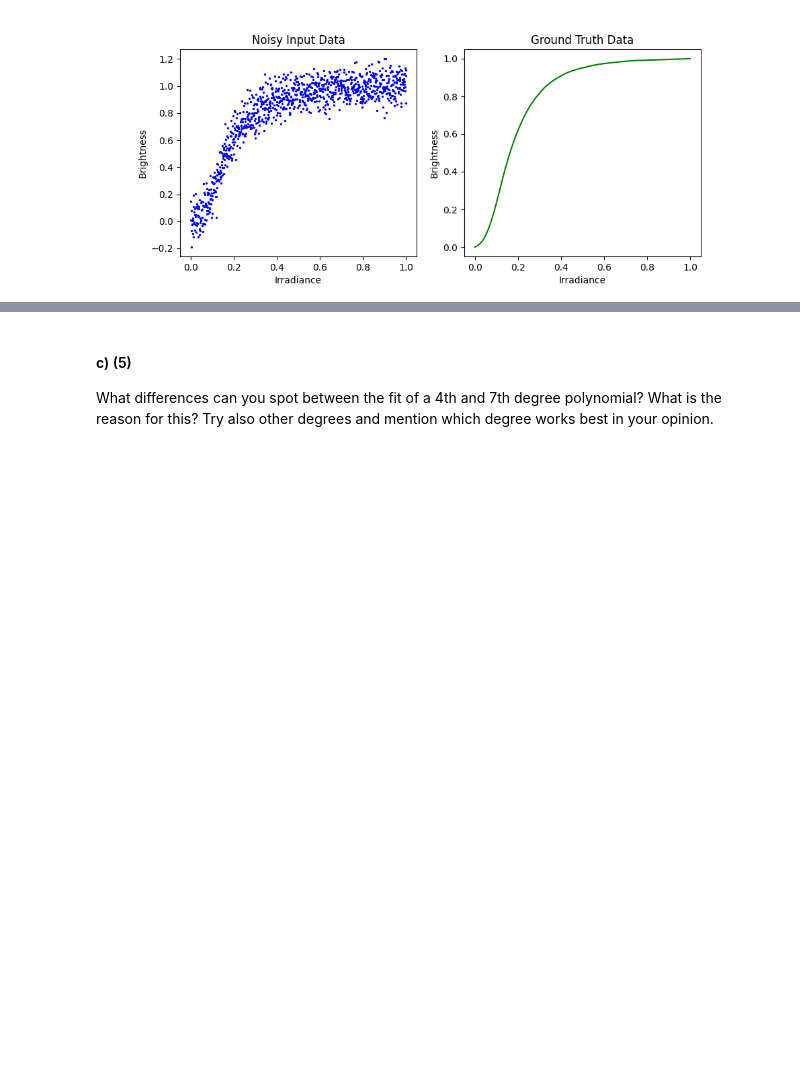
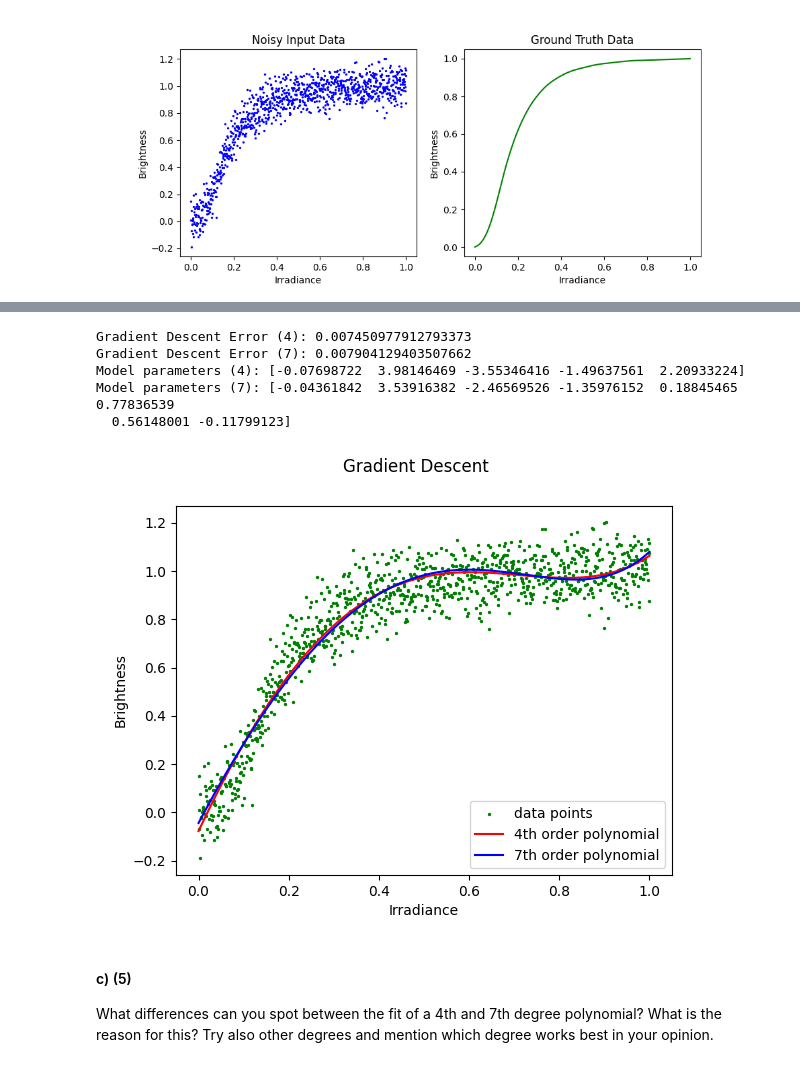
Before and after one commit to nimartin99/Computational-Photography, a Jupyter notebook: exercise_06/DataFitting1.ipynb, the cells around one changed output, grey strips where cells are left out. Drawn from its saved outputs; the diff is of its cells as text; code cells hidden in the pictures; blank space fills up the shorter version.

```diff
--- a/exercise_06/DataFitting1.ipynb
+++ b/exercise_06/DataFitting1.ipynb
@@ -75,16 +111,18 @@ def graddesc(a: np.ndarray, b: np.ndarray, tolerance: float, iterations: int, st
     """
     # Todo: Initialize x.
     # There are different ways one can initialize it. Ones work best for fixed step size here.
-    x = None
+    x = np.ones((a.shape[1]))
 
     # Optimization loop.
     t = tqdm(range(iterations))
     for i in t:
         x0 = x.copy()
         # Todo: Perform the update using the gradient.
+        gradient = 2 * a.T @ (a @ x - b)
+        x = x0 - step_size * gradient
 
         # Compute error (mean squared difference).
-        err = 0  # Todo
+        err = np.mean(np.square(a @ x - b))
         t.set_postfix(err=err)
         if err < tolerance:
             break
@@ -92,34 +130,65 @@ def graddesc(a: np.ndarray, b: np.ndarray, tolerance: float, iterations: int, st
 # %%
 # Run gradient descent. These are good starting values for this task. Feel free to fine-tune parameters.
 # Set up hyperparameters.
 max_iter = 10000
 step_size = 1e-4
 tolerance = np.finfo(float).eps
 
 # To save us some writing.
 b = brightness
+
 # Todo: Construct design matrix. Use a polynomial of order 4 and 7 here.
-
+A_4 = np.stack([
+    irradiance ** 0,
+    irradiance ** 1,
+    irradiance ** 2,
+    irradiance ** 3,
+    irradiance ** 4,
+], axis=-1)
+A_7 = np.stack([
+    irradiance ** 0,
+    irradiance ** 1,
+    irradiance ** 2,
+    irradiance ** 3,
+    irradiance ** 4,
+    irradiance ** 5,
+    irradiance ** 6,
+    irradiance ** 7,
+], axis=-1)
 
 # Todo: Run gradient descent (for both settings).
-x_gd = np.zeros(4)
+x_gd_4 = graddesc(A_4, b, tolerance, max_iter, step_size)
+x_gd_7 = graddesc(A_7, b, tolerance, max_iter, step_size)
 
 # Todo: Apply fitted model parameters.
-gd_result = np.zeros_like(b)
+gd_result_4 = A_4 @ x_gd_4
+gd_result_7 = A_7 @ x_gd_7
 
 # Compute MSE and output some stats.
-mse_graddesc = mean_squared_error(gd_result, brightness)
-print("Gradient Descent Error: {}".format(mse_graddesc))
-print("Model parameters: {}".format(x_gd))
+mse_graddesc_4 = mean_squared_error(gd_result_4, brightness)
+mse_graddesc_7 = mean_squared_error(gd_result_7, brightness)
+print("Gradient Descent Error (4): {}".format(mse_graddesc_4))
+print("Gradient Descent Error (7): {}".format(mse_graddesc_7))
+print("Model parameters (4): {}".format(x_gd_4))
+print("Model parameters (7): {}".format(x_gd_7))
 
 # Plot result.
 fig = plt.figure()
 fig.suptitle("Gradient Descent")
 plt.scatter(irradiance, b, color="g", s=2)
-plt.plot(irradiance, gd_result, color="r")
+plt.plot(irradiance, gd_result_4, color="r")
+plt.plot(irradiance, gd_result_7, color="b")
 plt.xlabel("Irradiance")
 plt.ylabel("Brightness")
+plt.legend(["data points", "4th order polynomial", "7th order polynomial"])
 plt.show()
+# %% [output]
+Gradient Descent Error (4): 0.007450977912793373
+Gradient Descent Error (7): 0.007904129403507662
+Model parameters (4): [-0.07698722  3.98146469 -3.55346416 -1.49637561  2.20933224]
+Model parameters (7): [-0.04361842  3.53916382 -2.46569526 -1.35976152  0.18845465  0.77836539
+  0.56148001 -0.11799123]
+[figure, added]
 # %% [markdown]
 #### c) (5)
 What differences can you spot between the fit of a 4th and 7th degree polynomial? What is the reason for this?
```
Also changed, not shown: parts of 1 cell of this notebook.
